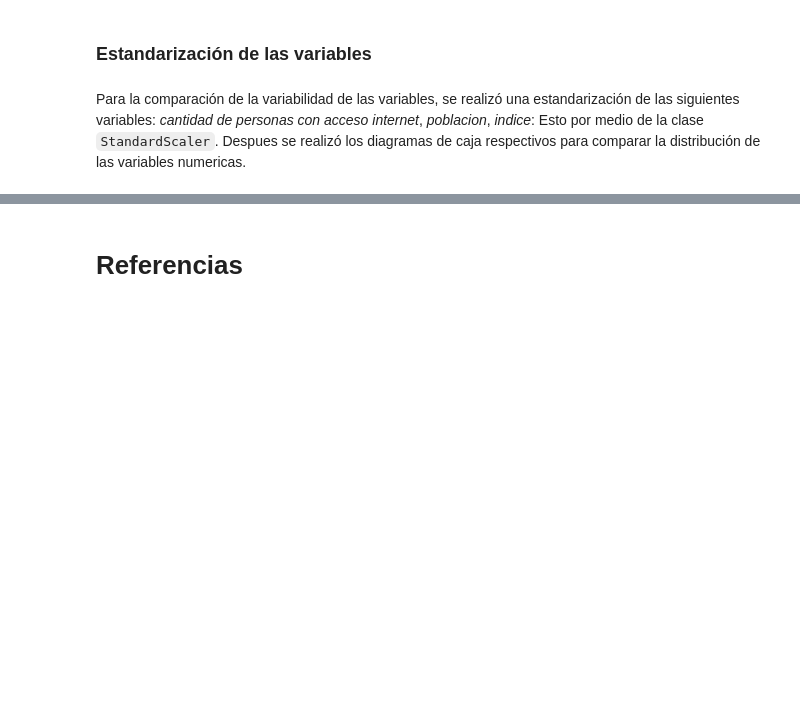
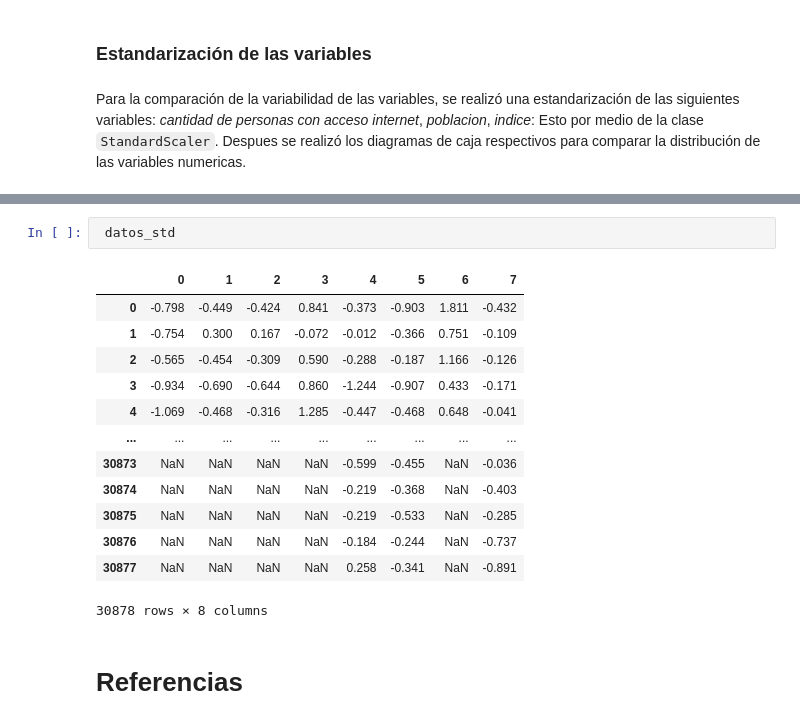
Before and after one commit to josejjgs1923/proyecto-analisis-calidad-aire-bogota, a Jupyter notebook: Analisis datos calidad aire.ipynb, the cells around one changed output, grey strips where cells are left out. Cells and saved outputs as stored; diff of their text form; blank space fills up the shorter version.

```diff
--- a/Analisis datos calidad aire.ipynb
+++ b/Analisis datos calidad aire.ipynb
@@ -526,3 +563,19 @@ ColumnTransformer(force_int_remainder_cols=False,
+# %%
+ datos_std
+# %% [output]
+|  | 0 | 1 | 2 | 3 | 4 | 5 | 6 | 7 |
+| 0 | -0.798 | -0.449 | -0.424 | 0.841 | -0.373 | -0.903 | 1.811 | -0.432 |
+| 1 | -0.754 | 0.300 | 0.167 | -0.072 | -0.012 | -0.366 | 0.751 | -0.109 |
+| 2 | -0.565 | -0.454 | -0.309 | 0.590 | -0.288 | -0.187 | 1.166 | -0.126 |
+| 3 | -0.934 | -0.690 | -0.644 | 0.860 | -1.244 | -0.907 | 0.433 | -0.171 |
+| 4 | -1.069 | -0.468 | -0.316 | 1.285 | -0.447 | -0.468 | 0.648 | -0.041 |
+| ... | ... | ... | ... | ... | ... | ... | ... | ... |
+| 30873 | NaN | NaN | NaN | NaN | -0.599 | -0.455 | NaN | -0.036 |
+| 30874 | NaN | NaN | NaN | NaN | -0.219 | -0.368 | NaN | -0.403 |
+| 30875 | NaN | NaN | NaN | NaN | -0.219 | -0.533 | NaN | -0.285 |
+| 30876 | NaN | NaN | NaN | NaN | -0.184 | -0.244 | NaN | -0.737 |
+| 30877 | NaN | NaN | NaN | NaN | 0.258 | -0.341 | NaN | -0.891 |
+30878 rows × 8 columns
 # %% [markdown]
 # Referencias
 # %% [markdown]
```
Also changed, not shown: parts of 19 cells of this notebook.
